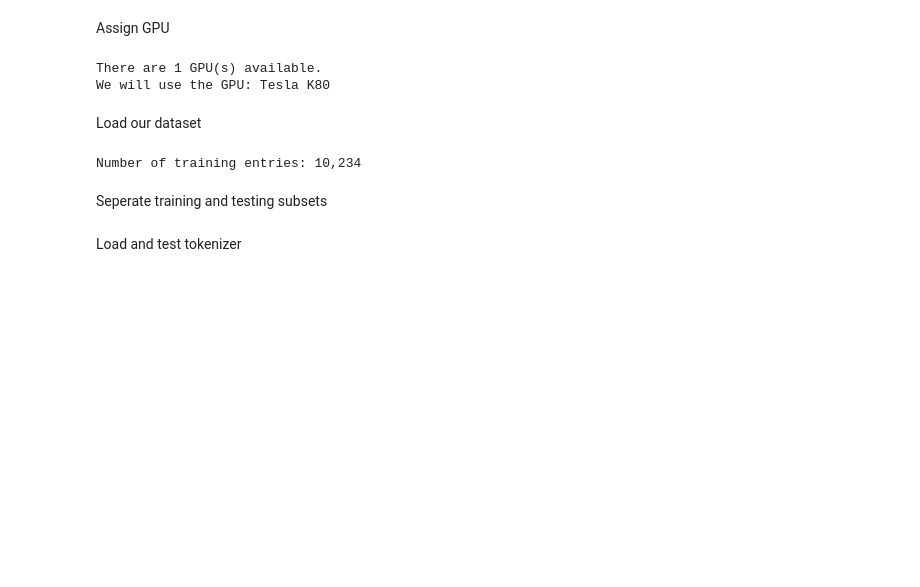
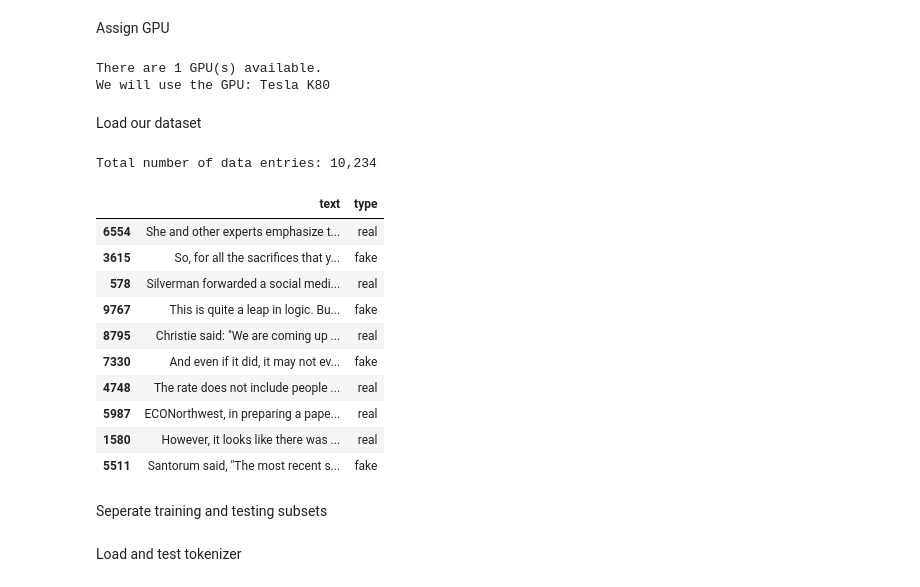
Before and after one commit to Johoodcoder/CS490Project, a Jupyter notebook: Notebooks/CS490ProjectHuggingImplementation.ipynb, the cells around one changed output. Drawn from its saved outputs; the diff is of its cells as text; code cells hidden in the pictures; blank space fills up the shorter version.

```diff
--- a/Notebooks/CS490ProjectHuggingImplementation.ipynb
+++ b/Notebooks/CS490ProjectHuggingImplementation.ipynb
@@ -79,14 +82,27 @@ Load our dataset
 # df = pd.read_csv("condensed_fake_real_news_SANITIZED.csv")
 df = pd.read_csv("LIARPLUSTrainSanitized.csv")
 df = df[['text', 'type']]
-print('Number of training entries: {:,}\n'.format(df.shape[0]))
+print('Total number of data entries: {:,}\n'.format(df.shape[0]))
 # %% [output]
-Number of training entries: 10,234
+Total number of data entries: 10,234
 # %%
 df = df[df['type'].isin(['fake', 'real'])]
-# Scramble data indexes from dataset. Random_state is a seed.
+# Scramble data indexes from dataset. Random_state is a seed. This is not repeating for some reason even with the same seed.
 df = df.dropna()
 df = df.sample(frac=1, random_state = 23).reset_index(drop=True)
+df.sample(10)
+# %% [output]
+|  | text | type |
+| 6554 | She and other experts emphasize t... | real |
+| 3615 | So, for all the sacrifices that y... | fake |
+| 578 | Silverman forwarded a social medi... | real |
+| 9767 | This is quite a leap in logic. Bu... | fake |
+| 8795 | Christie said: "We are coming up ... | real |
+| 7330 | And even if it did, it may not ev... | fake |
+| 4748 | The rate does not include people ... | real |
+| 5987 | ECONorthwest, in preparing a pape... | real |
+| 1580 | However, it looks like there was ... | real |
+| 5511 | Santorum said, "The most recent s... | fake |
 # %% [markdown]
 Seperate training and testing subsets
 # %%
```
Also changed, not shown: parts of 17 cells of this notebook.
